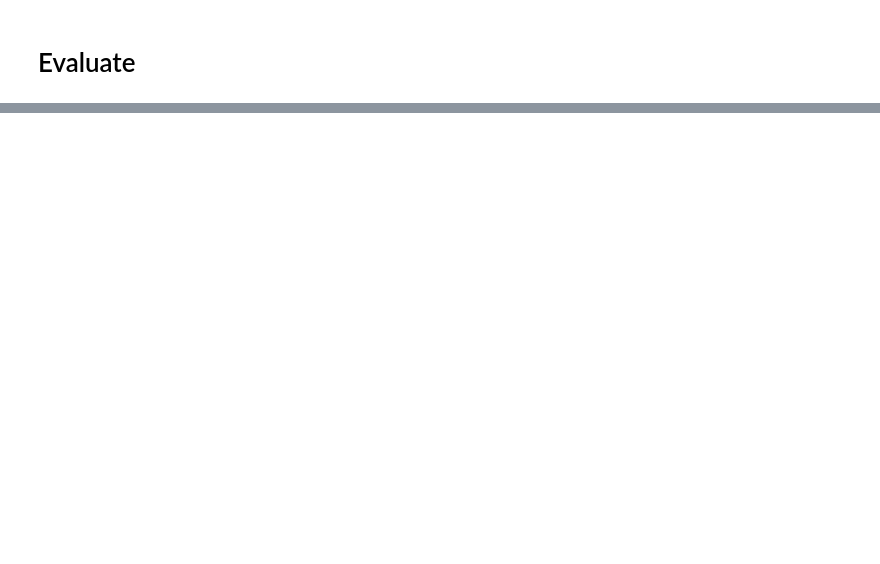
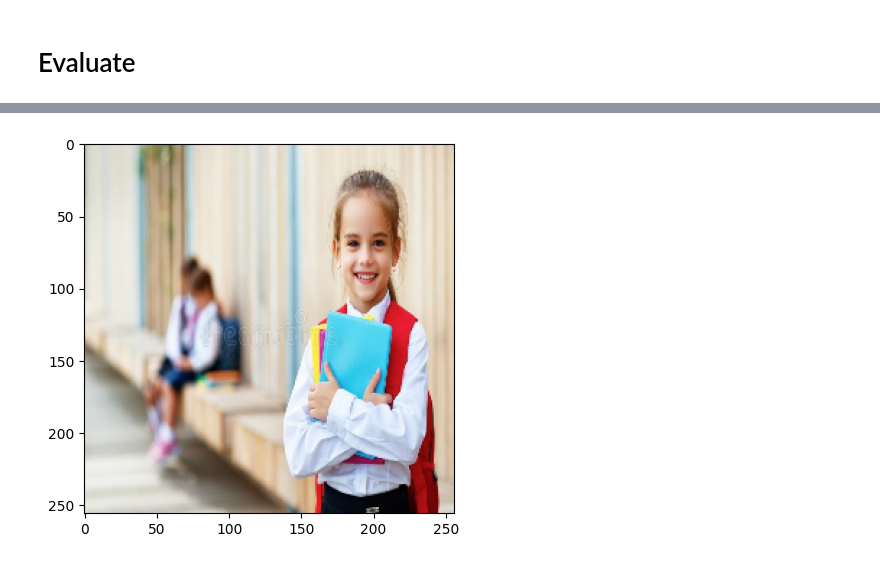
Before and after one commit to Francisroyce/Data-Science-ProjectPortfolio, a Jupyter notebook: end_to_end_image_classifier.ipynb, the cells around one changed output, grey strips where cells are left out. Drawn from its saved outputs; the diff is of its cells as text; code cells hidden in the pictures; blank space fills up the shorter version.

```diff
--- a/end_to_end_image_classifier.ipynb
+++ b/end_to_end_image_classifier.ipynb
@@ -481,0 +516,12 @@ from tensorflow.keras.metrics import Precision, Recall, BinaryAccuracy
+# %%
+# Convert BGR to RGB color space
+rgb_img = cv2.cvtColor(img, cv2.COLOR_BGR2RGB)
+
+# Resize the RGB image
+resized_img = tf.image.resize(rgb_img, (256, 256))
+
+# Display the resized image
+plt.imshow(resized_img.numpy().astype(int))
+plt.show()
+# %% [output]
+[figure, added]
```
Also changed, not shown: parts of 33 cells of this notebook.
